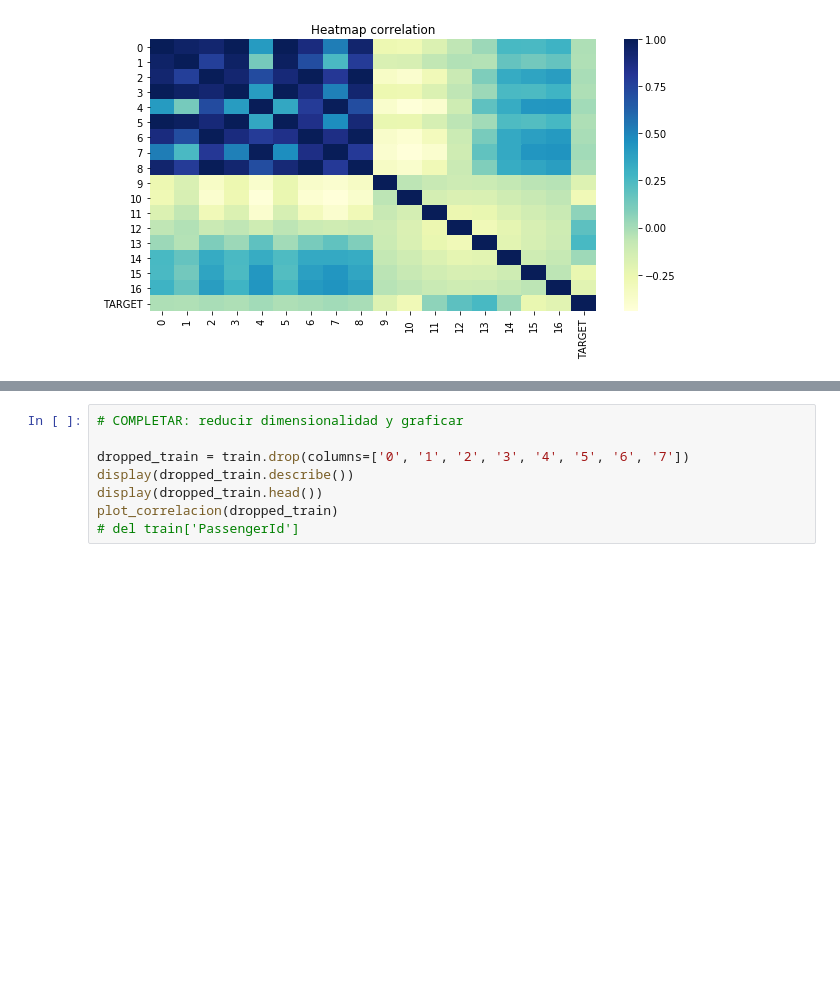
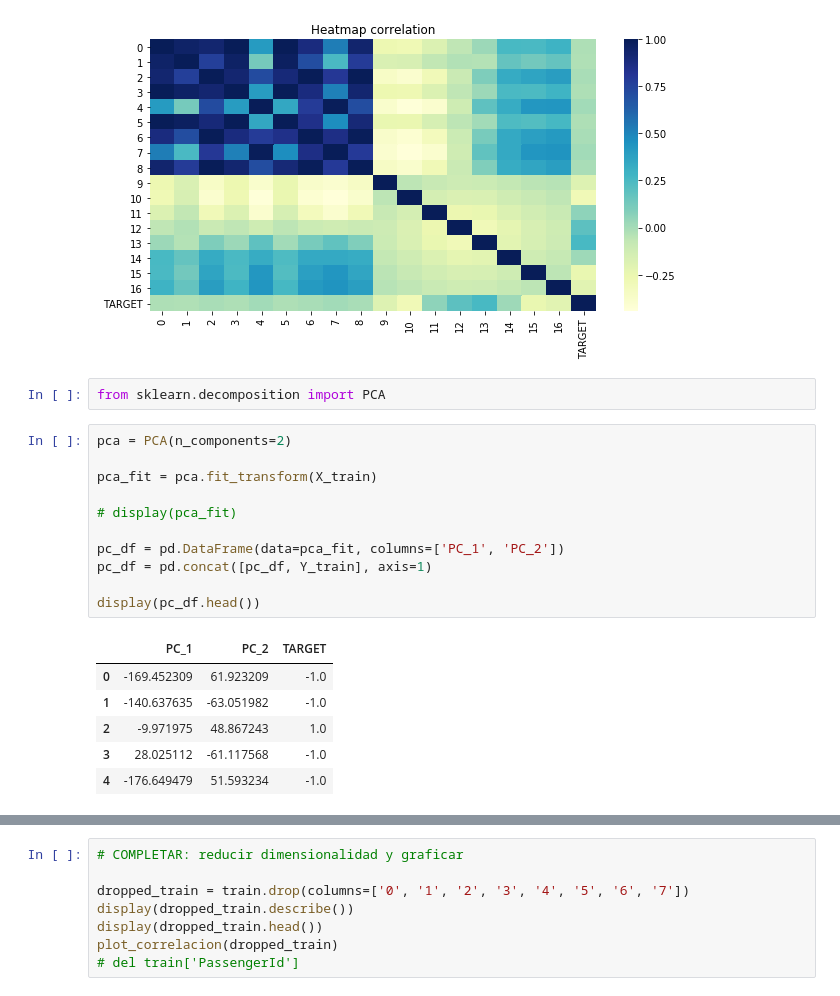
Before and after one commit to EJHortala/famaf, a Jupyter notebook: Aprendizaje Supervisado/lab1.ipynb, the cells around one changed output, grey strips where cells are left out. Drawn from its saved outputs; the diff is of its cells as text; blank space fills up the shorter version.

```diff
--- a/Aprendizaje Supervisado/lab1.ipynb
+++ b/Aprendizaje Supervisado/lab1.ipynb
@@ -71,3 +71,23 @@ plot_correlacion(train)
 | 3 | 133.0 | 138.0 | 87.0 | 124.0 | 61.0 | 0.371992 | -0.157556 | -0.484258 | -0.109378 | 0.0 | 0.0 | ... |
 | 4 | -17.0 | 23.0 | 17.0 | 16.0 | 109.0 | -1.099966 | -0.436268 | 0.028073 | -0.869315 | 0.0 | 0.0 | ... |
 [figure]
+# %%
+from sklearn.decomposition import PCA
+# %%
+pca = PCA(n_components=2)
+
+pca_fit = pca.fit_transform(X_train)
+
+# display(pca_fit)
+
+pc_df = pd.DataFrame(data=pca_fit, columns=['PC_1', 'PC_2'])
+pc_df = pd.concat([pc_df, Y_train], axis=1)
+
+display(pc_df.head())
+# %% [output]
+|  | PC_1 | PC_2 | TARGET |
+| 0 | -169.452309 | 61.923209 | -1.0 |
+| 1 | -140.637635 | -63.051982 | -1.0 |
+| 2 | -9.971975 | 48.867243 | 1.0 |
+| 3 | 28.025112 | -61.117568 | -1.0 |
+| 4 | -176.649479 | 51.593234 | -1.0 |
```
Also changed, not shown: parts of 11 cells of this notebook.
